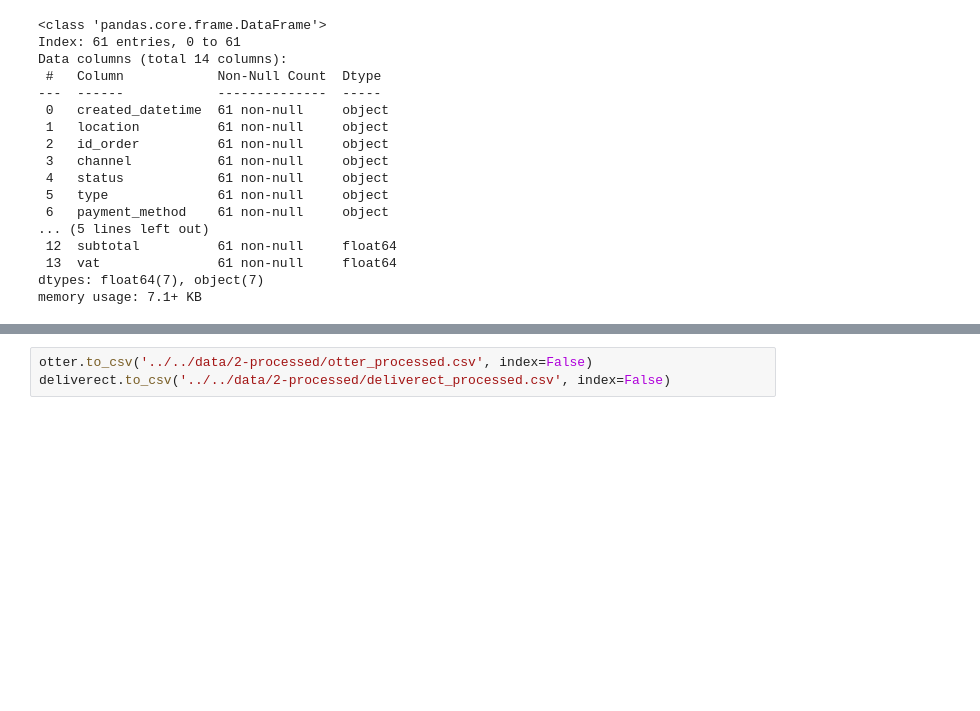
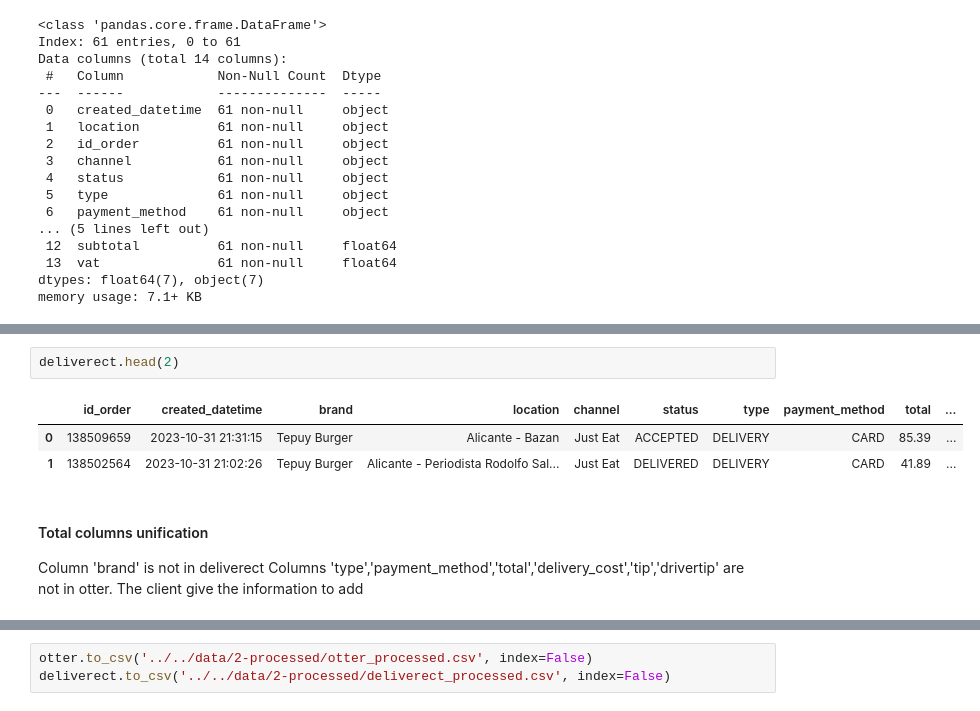
Before and after one commit to jomariapc/ETL_Project, a Jupyter notebook: src/Jupyter_Notebook/III.Data_Unification.ipynb, the cells around one changed output, grey strips where cells are left out. Drawn from its saved outputs; the diff is of its cells as text; blank space fills up the shorter version.

```diff
--- a/src/Jupyter_Notebook/III.Data_Unification.ipynb
+++ b/src/Jupyter_Notebook/III.Data_Unification.ipynb
@@ -224,0 +246,10 @@ deliverect = change_type(deliverect, 'id_order', 'int64','object')
+# %%
+deliverect.head(2)
+# %% [output]
+|  | id_order | created_datetime | brand | location | channel | status | type | payment_method | total | ... |
+| 0 | 138509659 | 2023-10-31 21:31:15 | Tepuy Burger | Alicante - Bazan | Just Eat | ACCEPTED | DELIVERY | CARD | 85.39 | ... |
+| 1 | 138502564 | 2023-10-31 21:02:26 | Tepuy Burger | Alicante - Periodista Rodolfo Sal... | Just Eat | DELIVERED | DELIVERY | CARD | 41.89 | ... |
+# %% [markdown]
+#### Total columns unification
+Column 'brand' is not in deliverect
+Columns 'type','payment_method','total','delivery_cost','tip','drivertip' are not in otter. The client give the information to add
```
Also changed, not shown: parts of 14 cells of this notebook, 11 other files.
